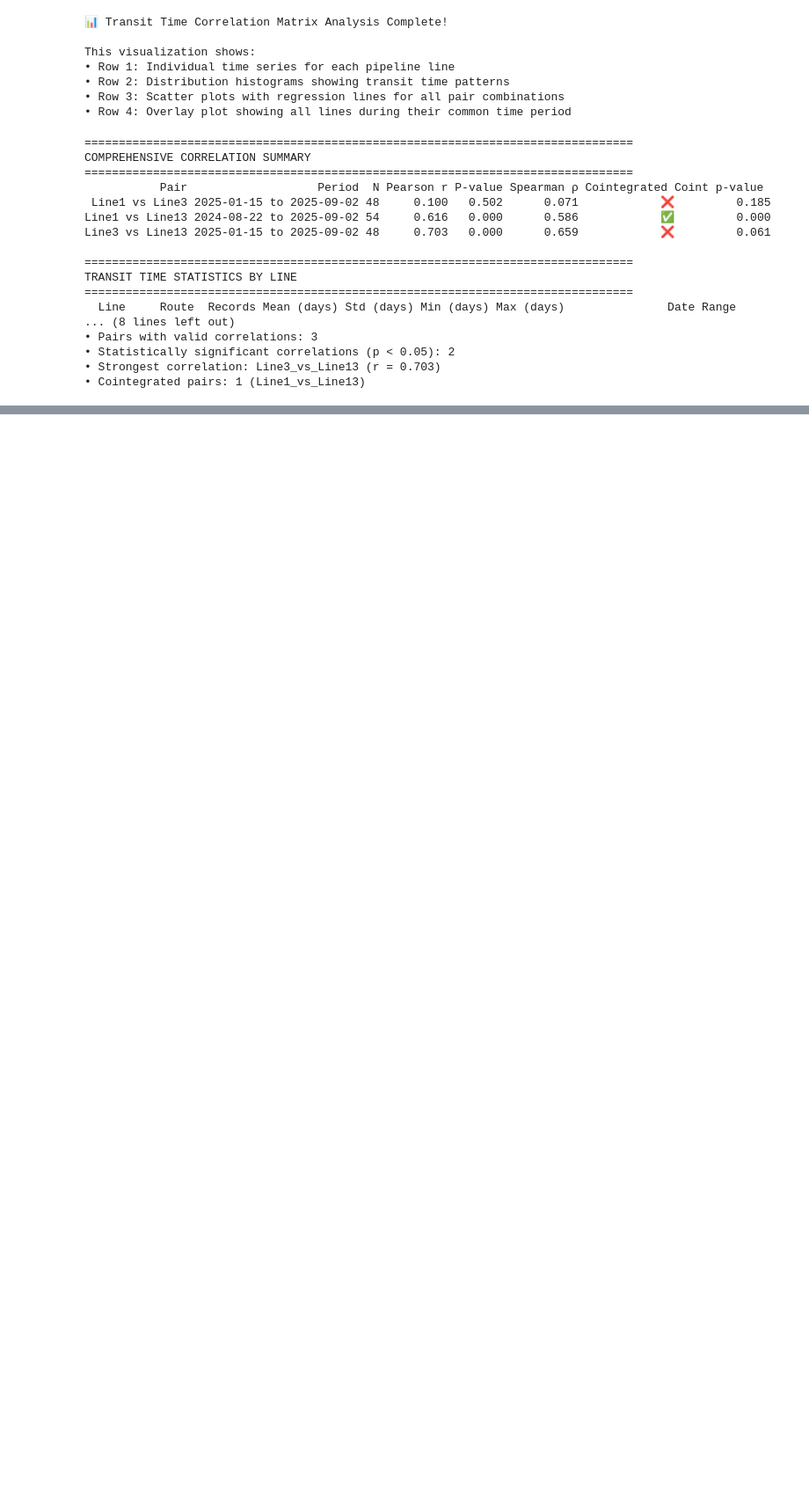
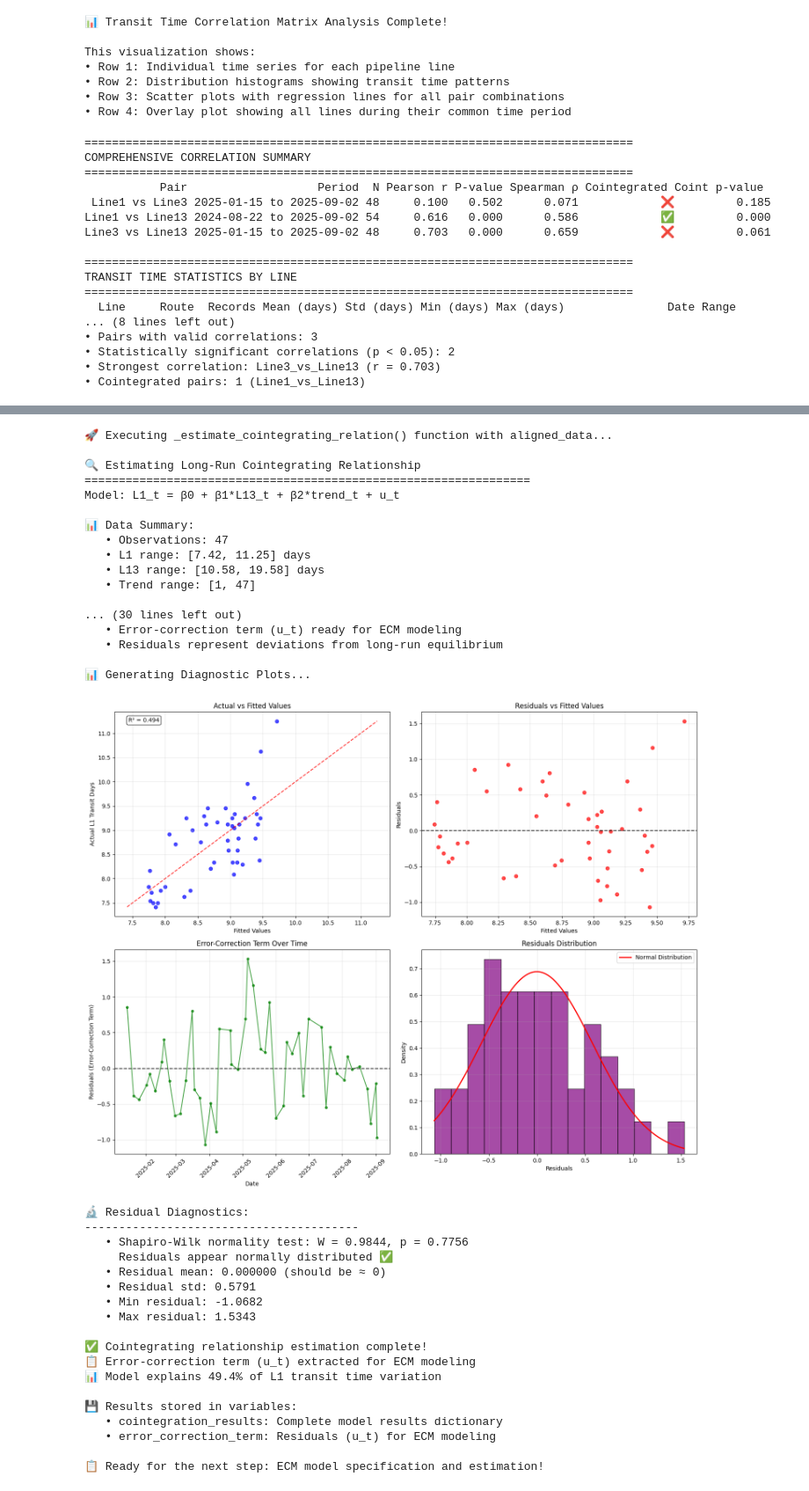
Before and after one commit to sirsir23333/colonial_forecast, a Jupyter notebook: correlation.ipynb, the cells around one changed output, grey strips where cells are left out. Shown at 88% size. Drawn from its saved outputs; the diff is of its cells as text; code cells hidden in the pictures; blank space fills up the shorter version.

```diff
--- a/correlation.ipynb
+++ b/correlation.ipynb
@@ -2032,3 +870,0 @@ We implement a complete Vector Error Correction Model (VECM) pipeline with forec
-# %%
-# Execute the forecasting pipeline
-results = run_pipeline()
@@ -2424,6 +870,0 @@ def _build_alternative_models(aligned_data, ecm_results):
-# %%
-# EXECUTE PIPELINE (run after function definitions)
-results = run_pipeline('data/colonial_transit_time.xlsx')
-# %%
-# ✅ CORRECT EXECUTION ORDER - RUN THIS AFTER THE BIG FUNCTION CELL ABOVE
-results = run_pipeline('data/colonial_transit_time.xlsx')
@@ -2757,3 +870,0 @@ def _display_forecast_plots(results):
-# %%
-# Execute the updated forecasting pipeline
-results = run_pipeline()
@@ -2800,0 +1424,54 @@ def _align_pipeline_data(pipeline_data):
+# %%
+# Execute the cointegrating relationship estimation
+print("🚀 Executing _estimate_cointegrating_relation() function with aligned_data...")
+print()
+
+# Estimate the cointegrating relationship: L1_t = β0 + β1*L13_t + β2*trend_t + u_t
+cointegration_results = _estimate_cointegrating_relation(aligned_data)
+
+# Store the error-correction term for ECM modeling
+error_correction_term = cointegration_results['residuals']
+
+print()
+print("💾 Results stored in variables:")
+print("   • cointegration_results: Complete model results dictionary")
+print("   • error_correction_term: Residuals (u_t) for ECM modeling")
+print()
+print("📋 Ready for the next step: ECM model specification and estimation!")
+# %% [output]
+🚀 Executing _estimate_cointegrating_relation() function with aligned_data...
+
+🔍 Estimating Long-Run Cointegrating Relationship
+=================================================================
+Model: L1_t = β0 + β1*L13_t + β2*trend_t + u_t
+
+📊 Data Summary:
+   • Observations: 47
+   • L1 range: [7.42, 11.25] days
+   • L13 range: [10.58, 19.58] days
+   • Trend range: [1, 47]
+
+... (30 lines left out)
+   • Error-correction term (u_t) ready for ECM modeling
+   • Residuals represent deviations from long-run equilibrium
+
+📊 Generating Diagnostic Plots...
+[figure, added]
+🔬 Residual Diagnostics:
+----------------------------------------
+   • Shapiro-Wilk normality test: W = 0.9844, p = 0.7756
+     Residuals appear normally distributed ✅
+   • Residual mean: 0.000000 (should be ≈ 0)
+   • Residual std: 0.5791
+   • Min residual: -1.0682
+   • Max residual: 1.5343
+
+✅ Cointegrating relationship estimation complete!
+📋 Error-correction term (u_t) extracted for ECM modeling
+📊 Model explains 49.4% of L1 transit time variation
+
+💾 Results stored in variables:
+   • cointegration_results: Complete model results dictionary
+   • error_correction_term: Residuals (u_t) for ECM modeling
+
+📋 Ready for the next step: ECM model specification and estimation!
```
Also changed, not shown: parts of 25 cells of this notebook, 1 other file.
